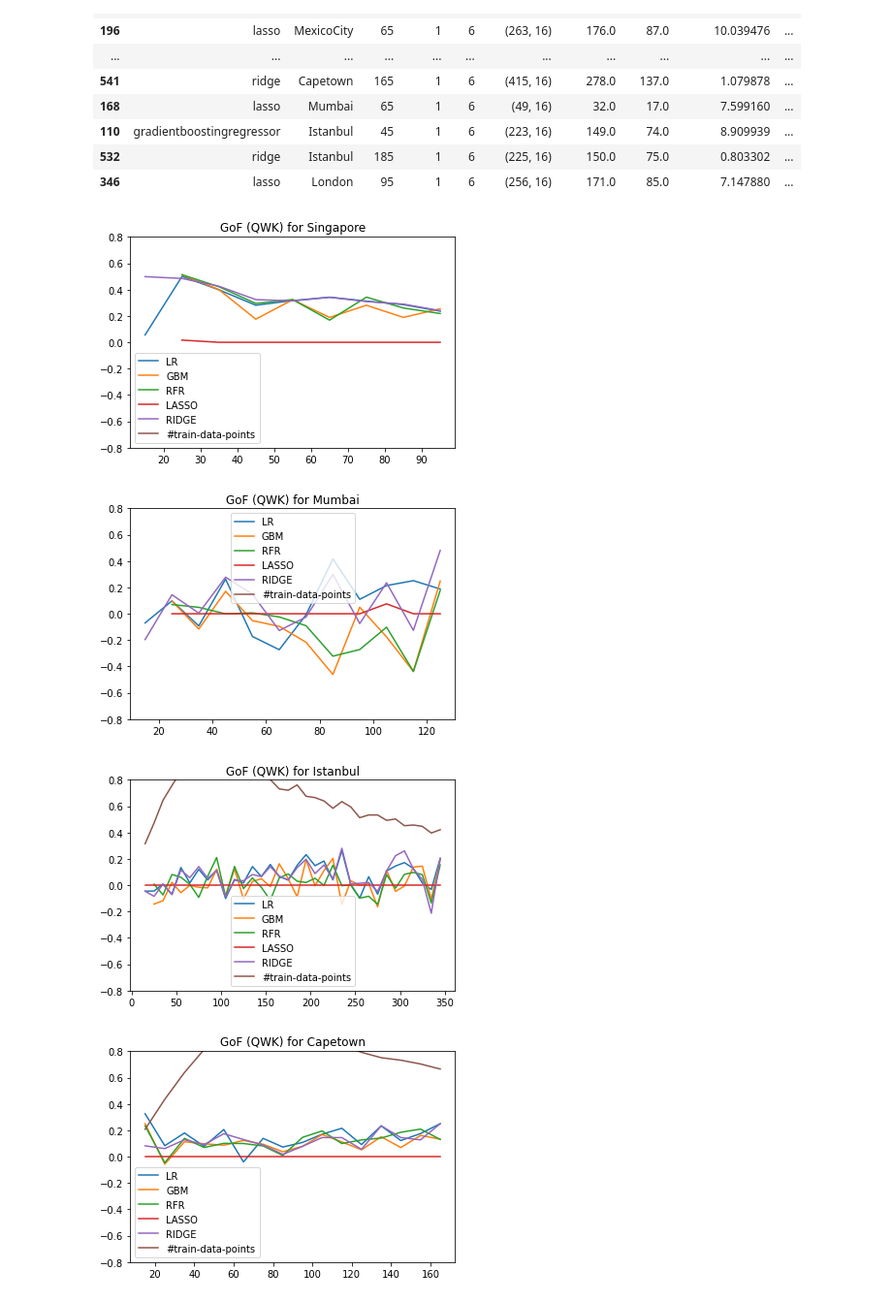
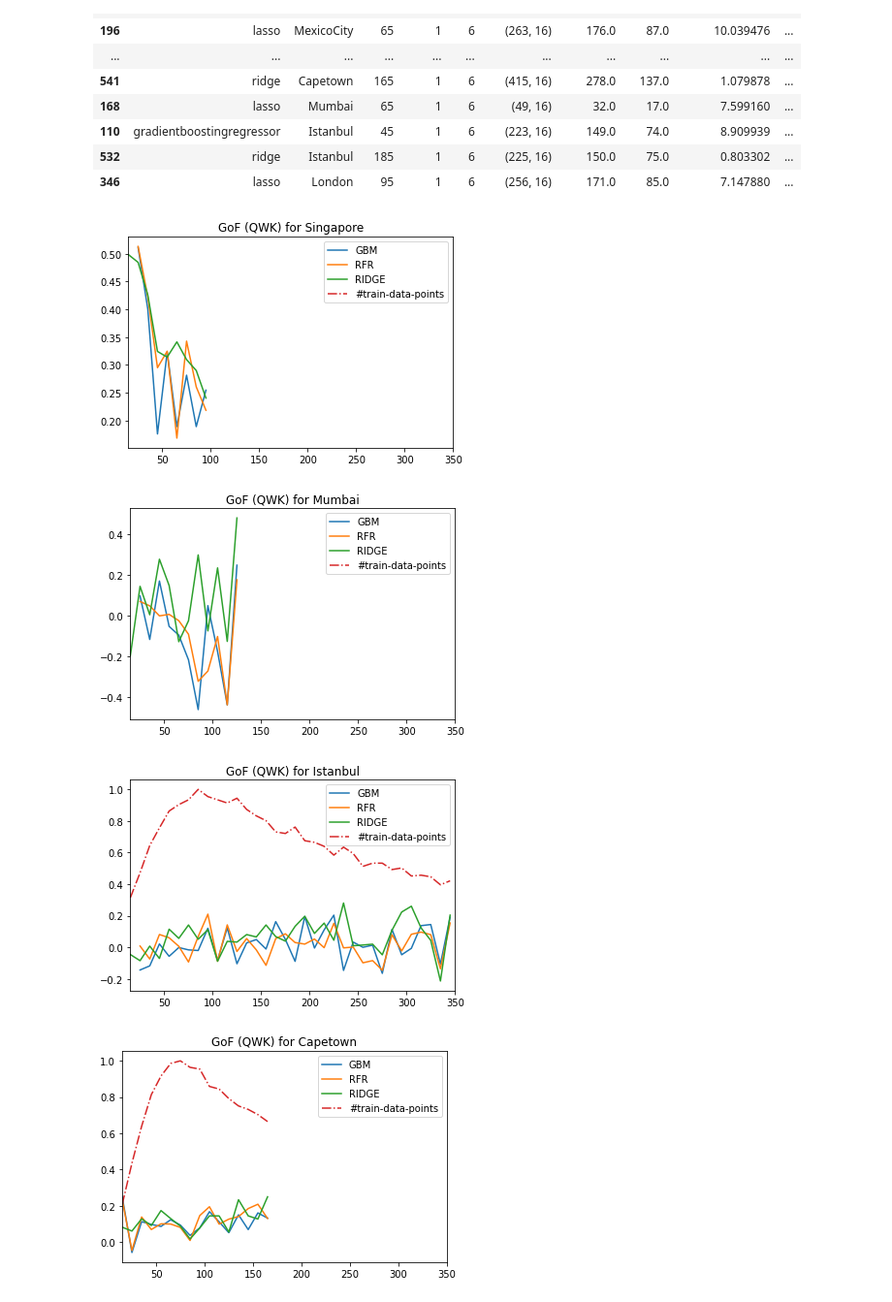
Before and after one commit to mie-lab/Urbanscales, a Jupyter notebook: jupyternotebooks/Analyse_gof_file.ipynb, the cells around one changed output. Shown at 97% size. Saved outputs shown, nothing was run; the diff lists cells and outputs as text; code cells hidden in the pictures.

```diff
--- a/jupyternotebooks/Analyse_gof_file.ipynb
+++ b/jupyternotebooks/Analyse_gof_file.ipynb
@@ -61,39 +61,41 @@ for city in ["Singapore", "Mumbai", "Istanbul", "Capetown", "London", "MexicoCit
             rfr.append(float('nan'))
 
         try:
             b = df.loc[(df['city'] == city) & (df['seed'] == scale) & (df['model'] == "ridge")]
             ridge.append(b["mu-scores-qwk"].to_numpy().flatten().tolist()[0])
         except:
             ridge.append(float('nan'))
 
         try:
             b = df.loc[(df['city'] == city) & (df['seed'] == scale) & (df['model'] == "lasso")]
             lasso.append(b["mu-scores-qwk"].to_numpy().flatten().tolist()[0])
         except:
             lasso.append(float('nan'))
 
         try:
             b = df.loc[(df['city'] == city) & (df['seed'] == scale) & (df['model'] == "lasso")]
             train_size.append(b["trainSize"].to_numpy().flatten().tolist()[0])
         except:
             train_size.append(float('nan'))
 
         x.append(scale)
 
+    max_train_size = max(train_size)
+    train_size = [k/max_train_size for k in train_size]
 
-    train_size = [k/max(train_size) for k in train_size]
-    plt.plot(x, lr, label = "LR")
+#     plt.plot(x, lr, label = "LR")
     plt.plot(x, gbm, label = "GBM")
     plt.plot(x, rfr, label = "RFR")
-    plt.plot(x, lasso, label = "LASSO")
+#     plt.plot(x, lasso, label = "LASSO")
     plt.plot(x, ridge, label = "RIDGE")
-    plt.plot(x, train_size, "-",label = "#train-data-points")
+    plt.plot(x, train_size, '-.',label = "#train-data-points")
     plt.legend()
-    plt.ylim(-0.8,0.8)
+#     plt.ylim(-0.8,0.8)
+    plt.xlim(15, 350)
     plt.title("GoF (QWK) for " + city)
     plt.show()
 # %% [output]
-[figure, old version]
+[figure, new version]
-[figure, old version]
+[figure, new version]
-[figure, old version]
+[figure, new version]
-[figure, old version]
+[figure, new version]
```
Also changed, not shown: parts of 3 cells of this notebook.
